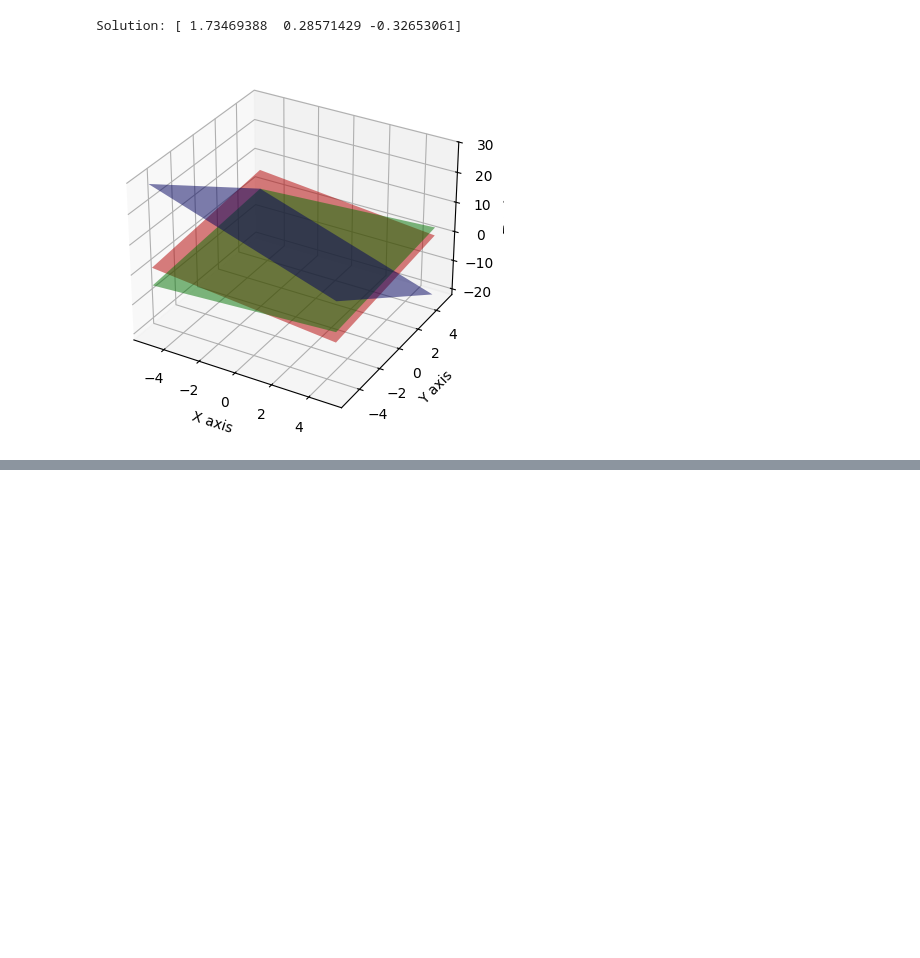
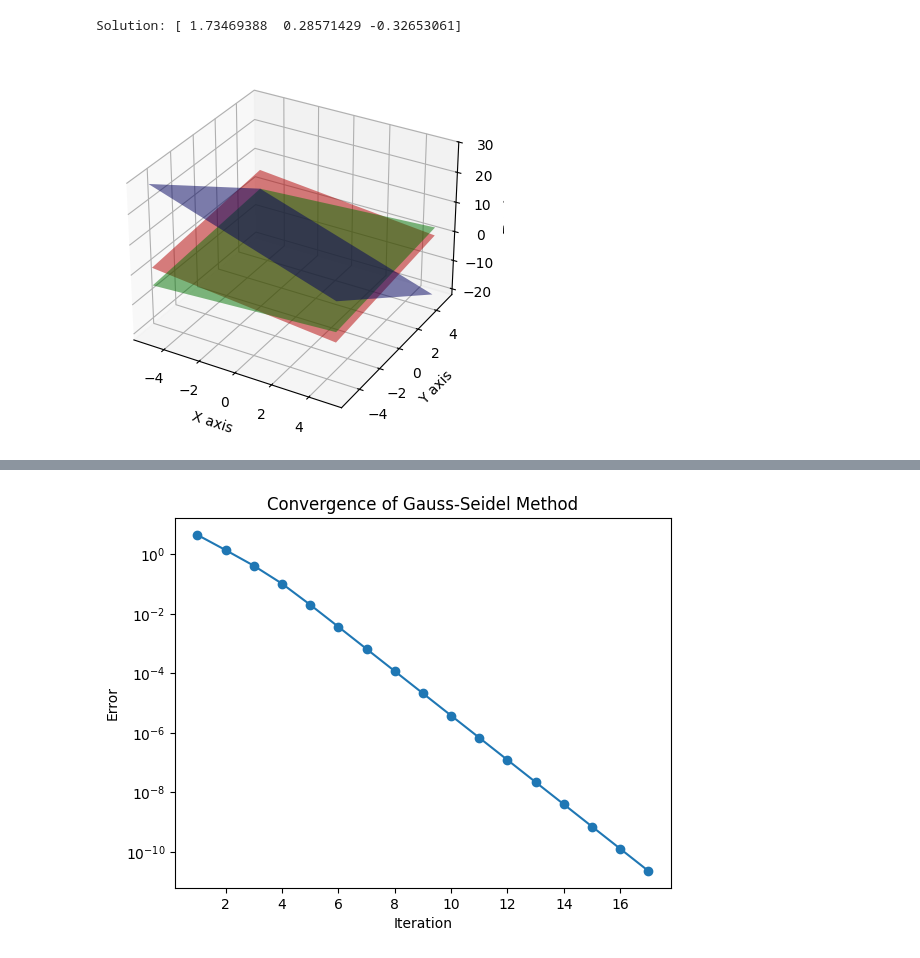
Before and after one commit to sazisblu/Sem-4-Labs, a Jupyter notebook: Numerical Methods/Lab-3/KCE080BCT035.ipynb, the cells around one changed output, grey strips where cells are left out. Cells and saved outputs as stored; diff of their text form; code cells hidden in the pictures; blank space fills up the shorter version.

```diff
--- a/Numerical Methods/Lab-3/KCE080BCT035.ipynb
+++ b/Numerical Methods/Lab-3/KCE080BCT035.ipynb
@@ -204,0 +207,87 @@ Solution: [ 1.73469388  0.28571429 -0.32653061]
+# %%
+import numpy as np
+import matplotlib.pyplot as plt
+
+def gauss_seidel(A, b, x0, tol=1e-10, max_iter=1000):
+    n = len(b)
+    x = np.copy(x0)  # Initial guess
+
+    for k in range(max_iter):
+        x_old = np.copy(x)
+
+        # Iterate over each variable
+        for i in range(n):
+            sum1 = np.dot(A[i, :i], x[:i])  # Sum for previous variables
+            sum2 = np.dot(A[i, i+1:], x_old[i+1:])  # Sum for future variables
+            x[i] = (b[i] - sum1 - sum2) / A[i, i]  # Update variable
+
+        # Check for convergence (if the change is small)
+        if np.linalg.norm(x - x_old, ord=np.inf) < tol:
+            print(f"Converged after {k+1} iterations")
+            return x
+
+    print("Max iterations reached")
+    return x
+
+# Example Usage for gauss_seidel
+A = np.array([
+    [4, -1, 0, 0],
+    [-1, 4, -1, 0],
+    [0, -1, 4, -1],
+    [0, 0, -1, 3]
+], dtype=float)
+
+b = np.array([15, 10, 10, 10], dtype=float)
+x0 = np.zeros_like(b)
+
+solution = gauss_seidel(A, b, x0)
+print("Solution:", solution)
+
+# Converged after 17 iterations
+# Solution: [5. 5. 5. 5.]
+
+def gauss_seidel_with_error_plot(A, b, x0, tol=1e-10, max_iter=1000):
+    n = len(b)
+    x = np.copy(x0)
+    error = []
+
+    for k in range(max_iter):
+        x_old = np.copy(x)
+        # Iterate over each variable
+        for i in range(n):
+            sum1 = np.dot(A[i, :i], x[:i])  # Sum for previous variables
+            sum2 = np.dot(A[i, i+1:], x_old[i+1:])  # Sum for future variables
+            x[i] = (b[i] - sum1 - sum2) / A[i, i]  # Update variable
+
+        # Compute error (max difference between old and new x)
+        err = np.linalg.norm(x - x_old, ord=np.inf)
+        error.append(err)
+
+        # Check for convergence
+        if err < tol:
+            print(f"Converged after {k+1} iterations")
+            # Plot the error for each iteration
+            plt.plot(range(1, len(error)+1), error, marker='o')
+            plt.yscale('log')  # Log scale to show convergence better
+            plt.xlabel('Iteration')
+            plt.ylabel('Error')
+            plt.title('Convergence of Gauss-Seidel Method')
+            plt.show()
+            return x
+
+    print("Max iterations reached")
+    # If max iterations reached without converging, plot the error up to that point
+    plt.plot(range(1, len(error)+1), error, marker='o')
+    plt.yscale('log')
+    plt.xlabel('Iteration')
+    plt.ylabel('Error')
+    plt.title('Convergence of Gauss-Seidel Method')
+    plt.show()
+    return x
+
+# Example Usage with Error Plot
+solution_with_plot = gauss_seidel_with_error_plot(A, b, x0)
+print("Solution:", solution_with_plot)
+
+# Converged after 17 iterations
+# %% [output]
@@ -204,0 +297 @@ Solution: [ 1.73469388  0.28571429 -0.32653061]
+[figure, added]
```
Also changed, not shown: parts of 2 cells of this notebook.
